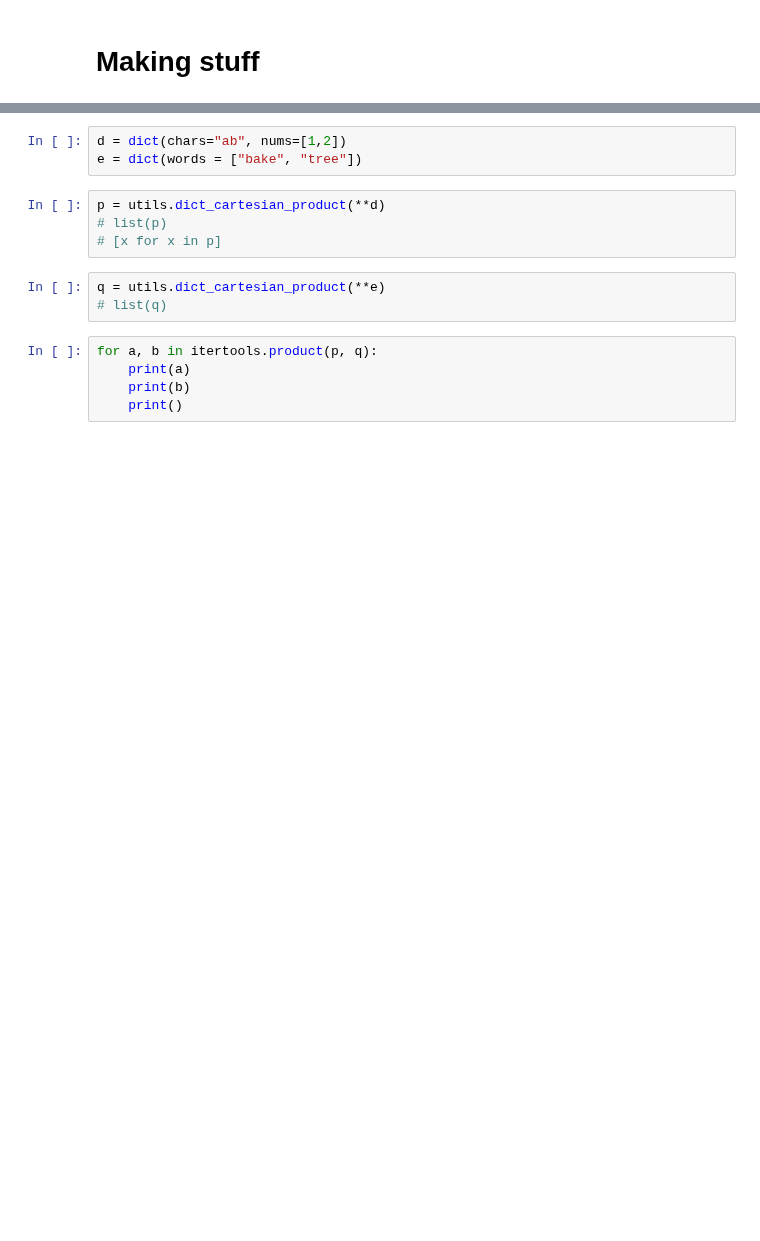
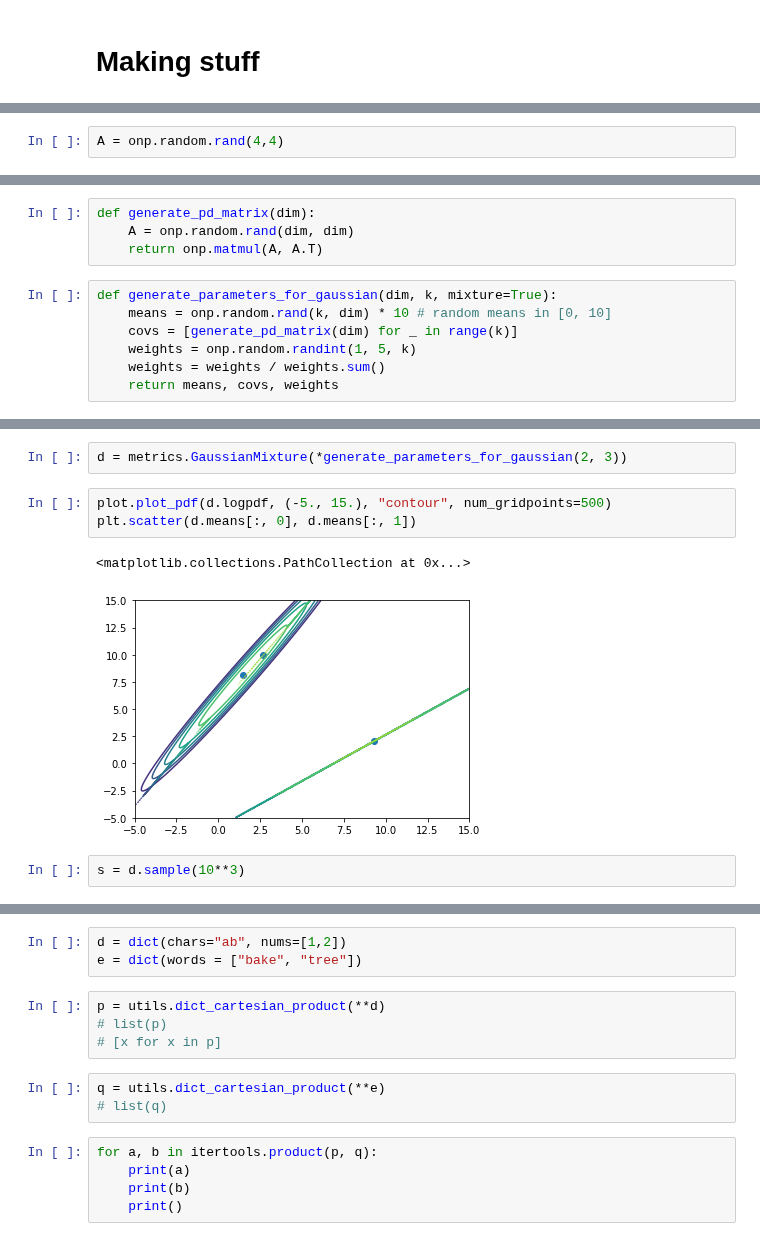
Before and after one commit to ratschlab/projects-2020-Neural-SVGD, a Jupyter notebook: notebooks/Making, fixing.ipynb, the cells around one changed output, grey strips where cells are left out. Saved outputs shown, nothing was run; the diff lists cells and outputs as text; blank space fills up the shorter version.

```diff
--- a/notebooks/Making, fixing.ipynb
+++ b/notebooks/Making, fixing.ipynb
@@ -34,0 +38,2 @@ rkey = random.PRNGKey(0)
+# %%
+A = onp.random.rand(4,4)
@@ -34,0 +44,11 @@ rkey = random.PRNGKey(0)
+# %%
+def generate_pd_matrix(dim):
+    A = onp.random.rand(dim, dim)
+    return onp.matmul(A, A.T)
+# %%
+def generate_parameters_for_gaussian(dim, k, mixture=True):
+    means = onp.random.rand(k, dim) * 10 # random means in [0, 10]
+    covs = [generate_pd_matrix(dim) for _ in range(k)]
+    weights = onp.random.randint(1, 5, k)
+    weights = weights / weights.sum()
+    return means, covs, weights
@@ -34,0 +68,10 @@ rkey = random.PRNGKey(0)
+# %%
+d = metrics.GaussianMixture(*generate_parameters_for_gaussian(2, 3))
+# %%
+plot.plot_pdf(d.logpdf, (-5., 15.), "contour", num_gridpoints=500)
+plt.scatter(d.means[:, 0], d.means[:, 1])
+# %% [output]
+<matplotlib.collections.PathCollection at 0x...>
+[figure, added]
+# %%
+s = d.sample(10**3)
```
Also changed, not shown: parts of 10 cells of this notebook, 8 other files.
